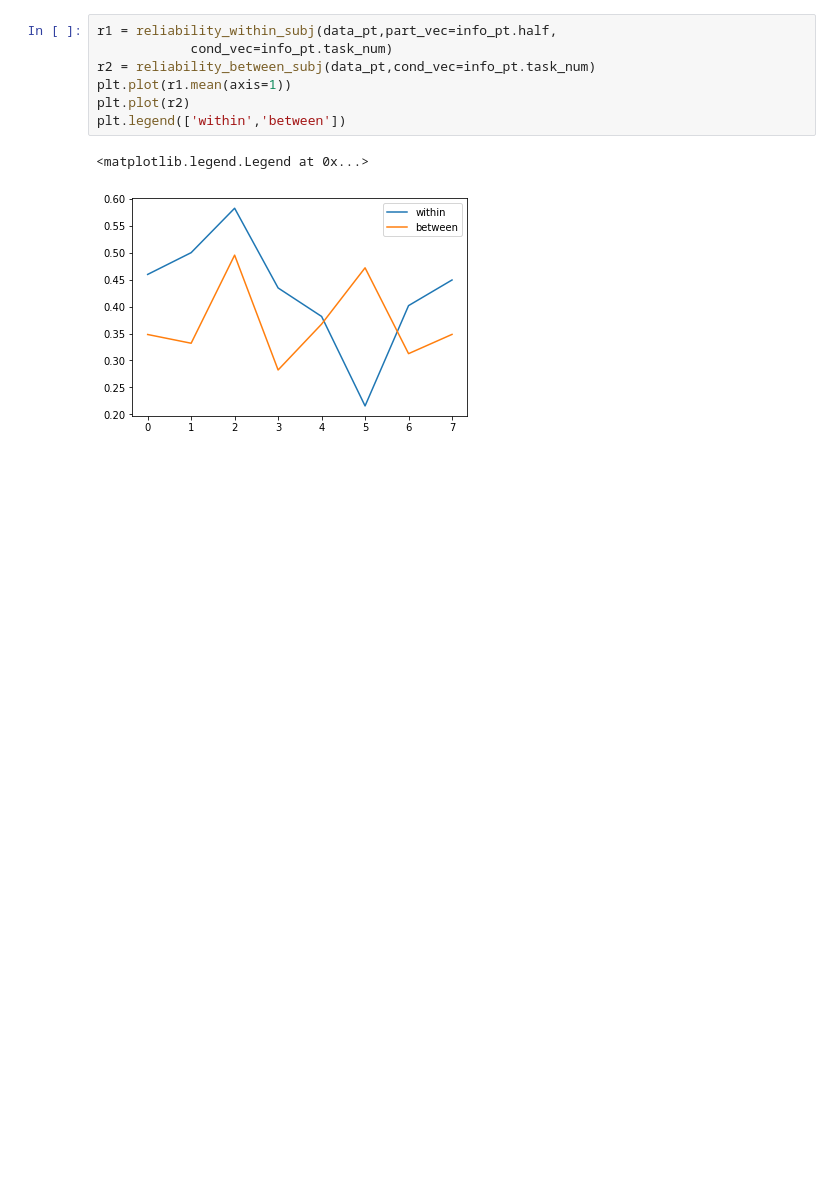
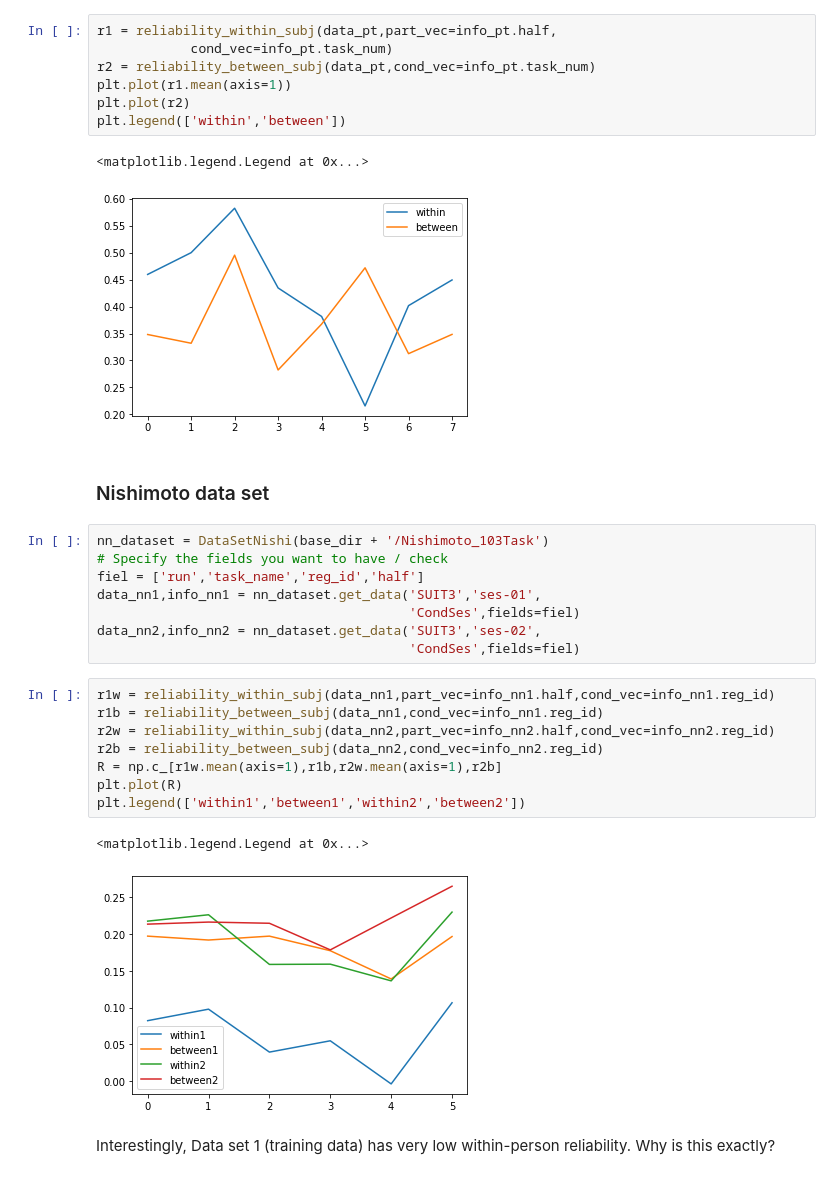
Before and after one commit to DiedrichsenLab/Functional_Fusion, a Jupyter notebook: scripts/nb_dataset_check.ipynb, the cells around one changed output. Saved outputs shown, nothing was run; the diff lists cells and outputs as text; blank space fills up the shorter version.

Commit message:
Reliability

```diff
--- a/scripts/nb_dataset_check.ipynb
+++ b/scripts/nb_dataset_check.ipynb
@@ -58,3 +58,26 @@ plt.legend(['within','between'])
 # %% [output]
 <matplotlib.legend.Legend at 0x...>
 [figure]
+# %% [markdown]
+### Nishimoto data set
+# %%
+nn_dataset = DataSetNishi(base_dir + '/Nishimoto_103Task')
+# Specify the fields you want to have / check
+fiel = ['run','task_name','reg_id','half']
+data_nn1,info_nn1 = nn_dataset.get_data('SUIT3','ses-01',
+                                        'CondSes',fields=fiel)
+data_nn2,info_nn2 = nn_dataset.get_data('SUIT3','ses-02',
+                                        'CondSes',fields=fiel)
+# %%
+r1w = reliability_within_subj(data_nn1,part_vec=info_nn1.half,cond_vec=info_nn1.reg_id)
+r1b = reliability_between_subj(data_nn1,cond_vec=info_nn1.reg_id)
+r2w = reliability_within_subj(data_nn2,part_vec=info_nn2.half,cond_vec=info_nn2.reg_id)
+r2b = reliability_between_subj(data_nn2,cond_vec=info_nn2.reg_id)
+R = np.c_[r1w.mean(axis=1),r1b,r2w.mean(axis=1),r2b]
+plt.plot(R)
+plt.legend(['within1','between1','within2','between2'])
+# %% [output]
+<matplotlib.legend.Legend at 0x...>
+[figure, added]
+# %% [markdown]
+Interestingly, Data set 1 (training data) has very low within-person reliability. Why is this exactly?
```
Also changed, not shown: 2 other files.
